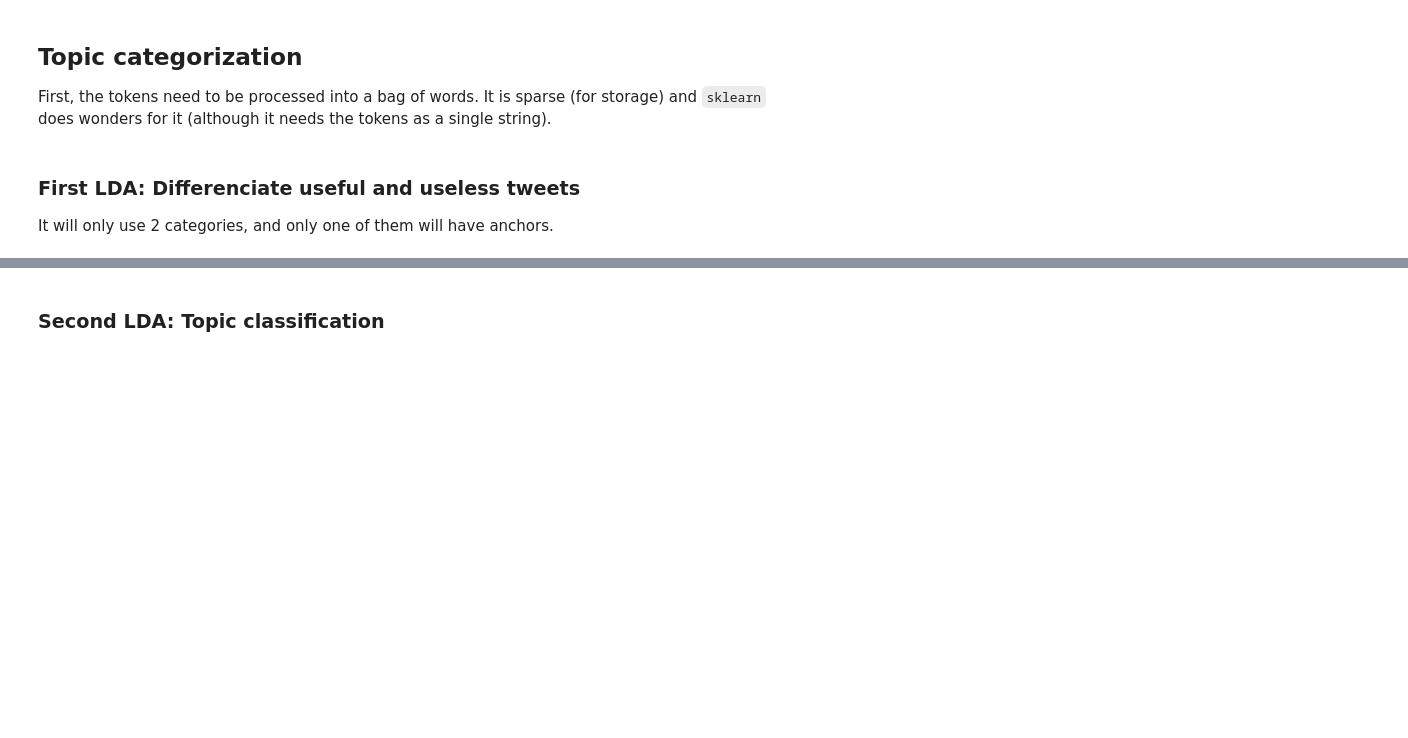
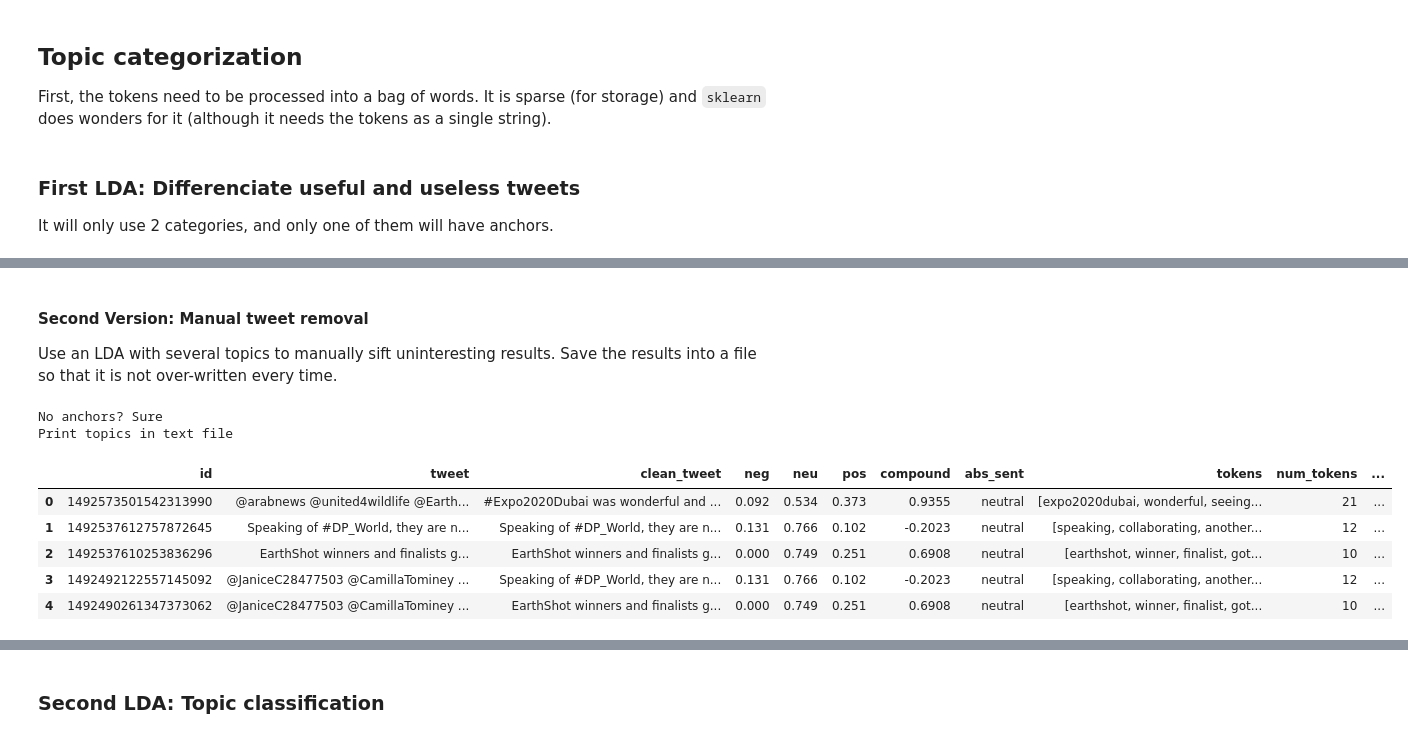
Before and after one commit to i-knock/mixed_methods, a Jupyter notebook: Text Analysis.ipynb, the cells around one changed output, grey strips where cells are left out. Cells and saved outputs as stored; diff of their text form; code cells hidden in the pictures; blank space fills up the shorter version.

```diff
--- a/Text Analysis.ipynb
+++ b/Text Analysis.ipynb
@@ -612,0 +665,21 @@ See the caveats in the documentation: https://pandas.pydata.org/pandas-docs/stab
+# %% [markdown]
+#### Second Version: Manual tweet removal
+Use an LDA with several topics to manually sift uninteresting results.
+Save the results into a file so that it is not over-written every time.
+# %%
+# Train the LDA
+useful_topic_model = topic_train(processed_twitter, num_topics=6, summary_name = 'manual_split')
+# %% [output]
+No anchors? Sure
+Print topics in text file
+# %%
+useful_twitter = processed_twitter.copy()
+useful_twitter['topic']=get_topic_list(useful_topic_model)
+useful_twitter.head(5)
+# %% [output]
+|  | id | tweet | clean_tweet | neg | neu | pos | compound | abs_sent | tokens | num_tokens | ... |
+| 0 | 1492573501542313990 | @arabnews @united4wildlife @Earth... | #Expo2020Dubai was wonderful and ... | 0.092 | 0.534 | 0.373 | 0.9355 | neutral | [expo2020dubai, wonderful, seeing... | 21 | ... |
+| 1 | 1492537612757872645 | Speaking of #DP_World, they are n... | Speaking of #DP_World, they are n... | 0.131 | 0.766 | 0.102 | -0.2023 | neutral | [speaking, collaborating, another... | 12 | ... |
+| 2 | 1492537610253836296 | EarthShot winners and finalists g... | EarthShot winners and finalists g... | 0.000 | 0.749 | 0.251 | 0.6908 | neutral | [earthshot, winner, finalist, got... | 10 | ... |
+| 3 | 1492492122557145092 | @JaniceC28477503 @CamillaTominey ... | Speaking of #DP_World, they are n... | 0.131 | 0.766 | 0.102 | -0.2023 | neutral | [speaking, collaborating, another... | 12 | ... |
+| 4 | 1492490261347373062 | @JaniceC28477503 @CamillaTominey ... | EarthShot winners and finalists g... | 0.000 | 0.749 | 0.251 | 0.6908 | neutral | [earthshot, winner, finalist, got... | 10 | ... |
```
Also changed, not shown: parts of 27 cells of this notebook, 14 other files.
